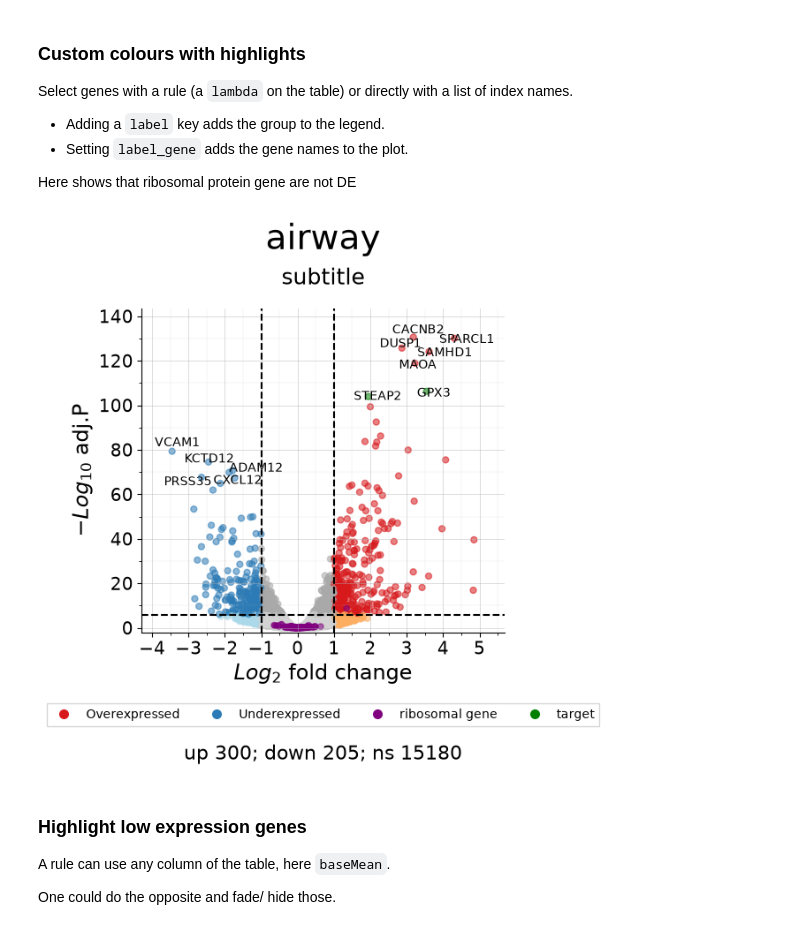
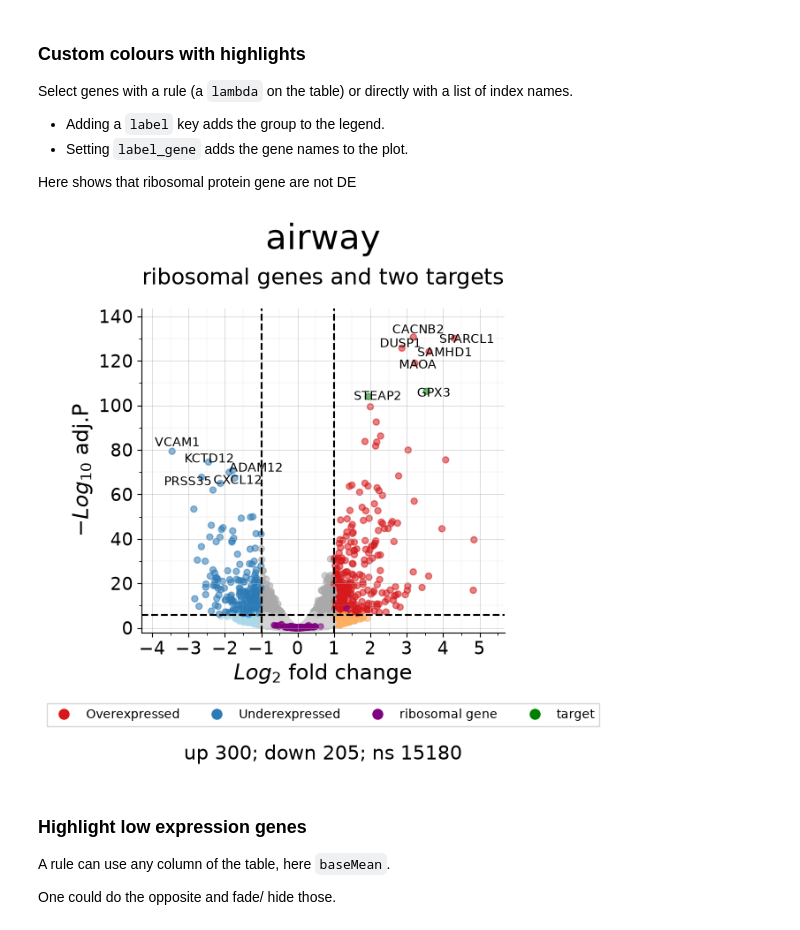
Before and after one commit to rLannes/easy_volcano, a Jupyter notebook: data/Examples_notebook.ipynb, the cells around one changed output. Saved outputs shown, nothing was run; the diff lists cells and outputs as text; code cells hidden in the pictures.

```diff
--- a/data/Examples_notebook.ipynb
+++ b/data/Examples_notebook.ipynb
@@ -198,17 +236,17 @@ Select genes with a rule (a `lambda` on the table) or directly with a list of in
 
 Here shows that ribosomal protein gene are not DE
 # %%
-(fig, ax) = ev.plot_volcano(df, y_thr=10**(-6), width=6, title="airway", subtitle="subtitle", legend_loc='bottom',
+(fig, ax) = ev.plot_volcano(df, y_thr=10**(-6), width=6, title="airway", subtitle="ribosomal genes and two targets", legend_loc='bottom',
                           highlights= [(lambda d: d.index.str.startswith("RPL"),
                                         {"color": "purple", "size": 80, "label": 'ribosomal gene'}),
                                         (["GPX3", "STEAP2"] , {"color": "green", "label_gene": "True", "label": 'target' })
                                       ]
                            )
 fig.savefig(FIG_DIR / "highlights.png", dpi=200, bbox_inches="tight")
 plt.show()
 plt.close()
 # %% [output]
-[figure, old version]
+[figure, new version]
 # %% [markdown]
 <a id="highlight-low-expression-genes"></a>
 
```
Also changed, not shown: parts of 9 cells of this notebook, 10 other files.
